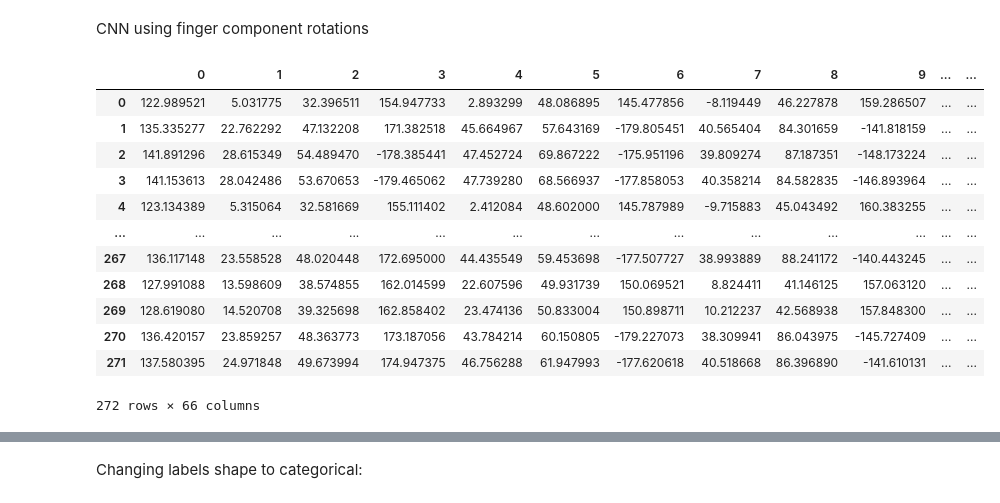
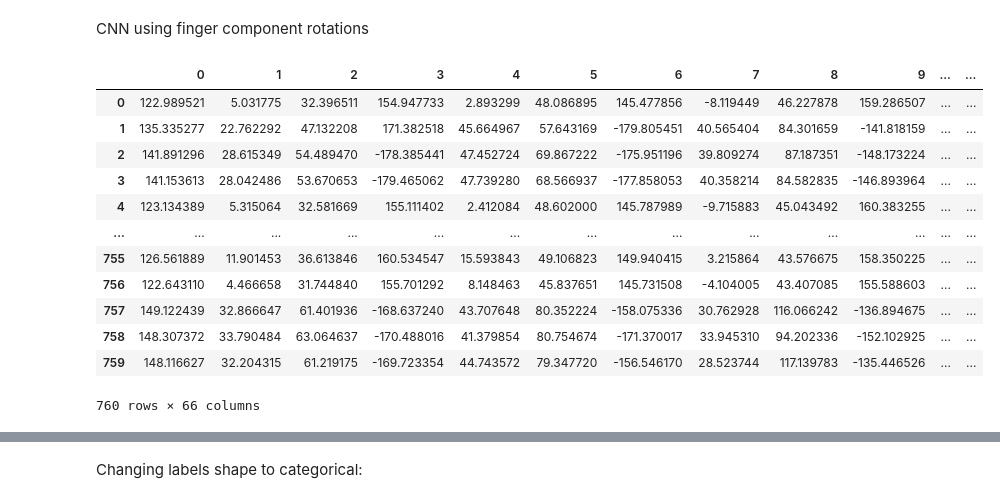
Before and after one commit to lukshis/deep-learning-tests, a Jupyter notebook: CNN_HandPoseDetection_comp_rot.ipynb, the cells around one changed output, grey strips where cells are left out. Drawn from its saved outputs; the diff is of its cells as text; code cells hidden in the pictures.

```diff
--- a/CNN_HandPoseDetection_comp_rot.ipynb
+++ b/CNN_HandPoseDetection_comp_rot.ipynb
@@ -51,24 +51,24 @@ def AugmentData(data):
     return full_data
 # %%
 path = "./data/"
-labels, data = GetData(path=path, augment=False)
+labels, data = GetData(path=path, augment=True)
 
 df = pd.DataFrame(data) # for visualising
 df
 # %% [output]
 |  | 0 | 1 | 2 | 3 | 4 | 5 | 6 | 7 | 8 | 9 | ... | ... |
 | 0 | 122.989521 | 5.031775 | 32.396511 | 154.947733 | 2.893299 | 48.086895 | 145.477856 | -8.119449 | 46.227878 | 159.286507 | ... | ... |
 | 1 | 135.335277 | 22.762292 | 47.132208 | 171.382518 | 45.664967 | 57.643169 | -179.805451 | 40.565404 | 84.301659 | -141.818159 | ... | ... |
 | 2 | 141.891296 | 28.615349 | 54.489470 | -178.385441 | 47.452724 | 69.867222 | -175.951196 | 39.809274 | 87.187351 | -148.173224 | ... | ... |
 | 3 | 141.153613 | 28.042486 | 53.670653 | -179.465062 | 47.739280 | 68.566937 | -177.858053 | 40.358214 | 84.582835 | -146.893964 | ... | ... |
 | 4 | 123.134389 | 5.315064 | 32.581669 | 155.111402 | 2.412084 | 48.602000 | 145.787989 | -9.715883 | 45.043492 | 160.383255 | ... | ... |
 | ... | ... | ... | ... | ... | ... | ... | ... | ... | ... | ... | ... | ... |
-| 267 | 136.117148 | 23.558528 | 48.020448 | 172.695000 | 44.435549 | 59.453698 | -177.507727 | 38.993889 | 88.241172 | -140.443245 | ... | ... |
-| 268 | 127.991088 | 13.598609 | 38.574855 | 162.014599 | 22.607596 | 49.931739 | 150.069521 | 8.824411 | 41.146125 | 157.063120 | ... | ... |
-| 269 | 128.619080 | 14.520708 | 39.325698 | 162.858402 | 23.474136 | 50.833004 | 150.898711 | 10.212237 | 42.568938 | 157.848300 | ... | ... |
-| 270 | 136.420157 | 23.859257 | 48.363773 | 173.187056 | 43.784214 | 60.150805 | -179.227073 | 38.309941 | 86.043975 | -145.727409 | ... | ... |
-| 271 | 137.580395 | 24.971848 | 49.673994 | 174.947375 | 46.756288 | 61.947993 | -177.620618 | 40.518668 | 86.396890 | -141.610131 | ... | ... |
+| 755 | 126.561889 | 11.901453 | 36.613846 | 160.534547 | 15.593843 | 49.106823 | 149.940415 | 3.215864 | 43.576675 | 158.350225 | ... | ... |
+| 756 | 122.643110 | 4.466658 | 31.744840 | 155.701292 | 8.148463 | 45.837651 | 145.731508 | -4.104005 | 43.407085 | 155.588603 | ... | ... |
+| 757 | 149.122439 | 32.866647 | 61.401936 | -168.637240 | 43.707648 | 80.352224 | -158.075336 | 30.762928 | 116.066242 | -136.894675 | ... | ... |
+| 758 | 148.307372 | 33.790484 | 63.064637 | -170.488016 | 41.379854 | 80.754674 | -171.370017 | 33.945310 | 94.202336 | -152.102925 | ... | ... |
+| 759 | 148.116627 | 32.204315 | 61.219175 | -169.723354 | 44.743572 | 79.347720 | -156.546170 | 28.523744 | 117.139783 | -135.446526 | ... | ... |
-272 rows × 66 columns
+760 rows × 66 columns
 # %%
 from sklearn.model_selection import train_test_split
 X_train, X_test, y_train, y_test = train_test_split(data, labels, test_size=0.2, random_state=2, stratify=labels)
```
Also changed, not shown: parts of 13 cells of this notebook, 5 other files.
